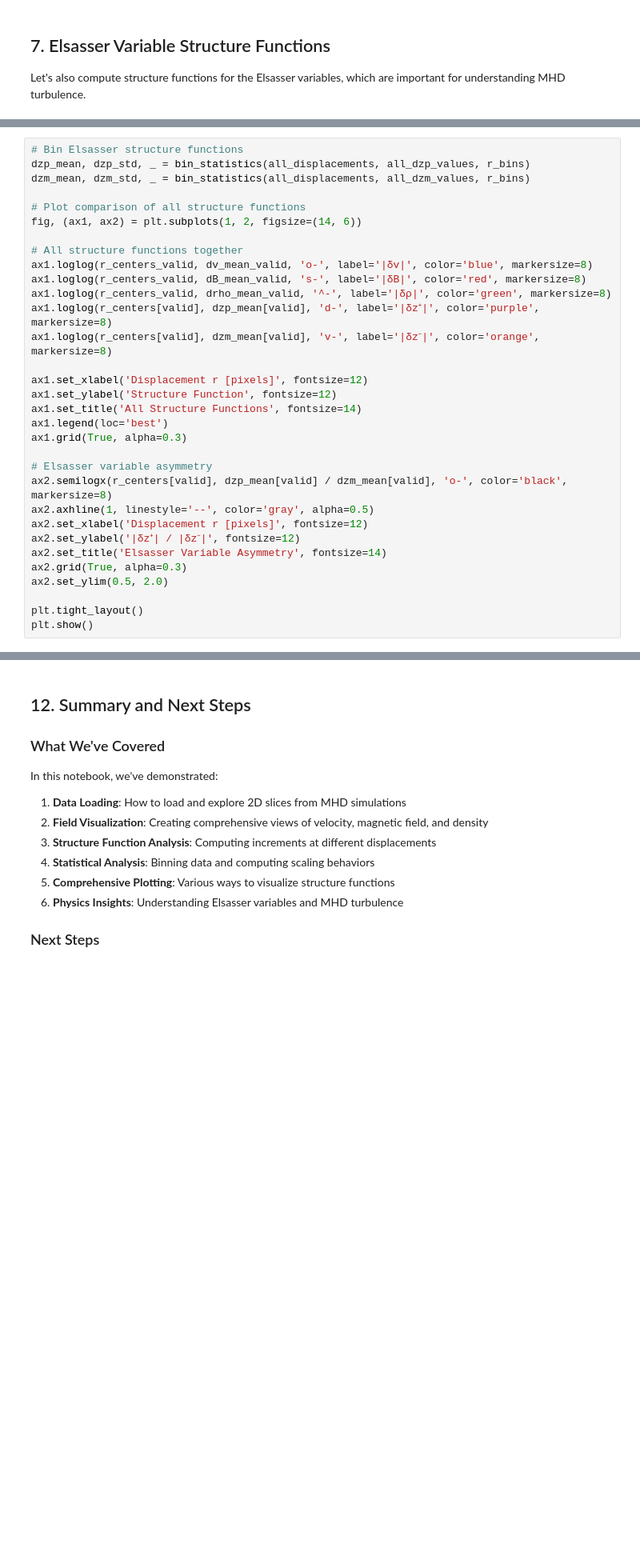
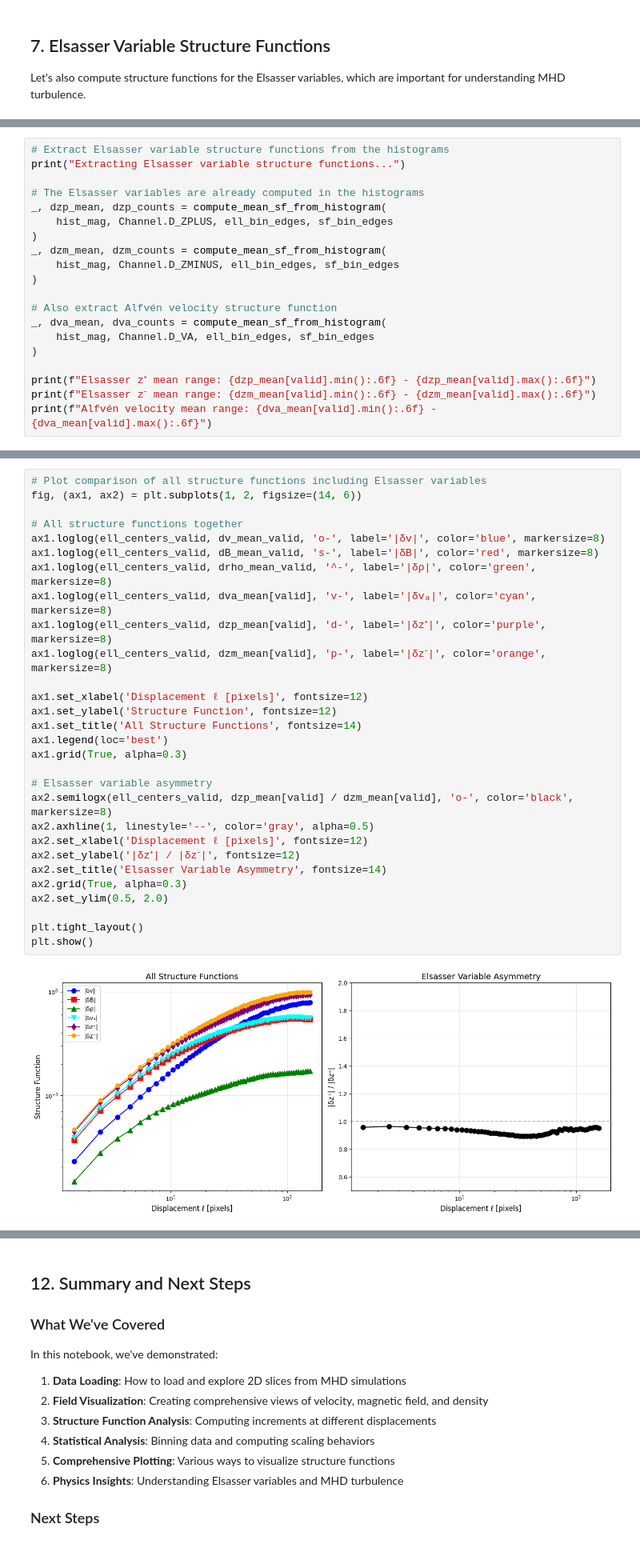
Before and after one commit to dfielding14/SFunctor, a Jupyter notebook: SFunctor_Demo.ipynb, the cells around one changed output, grey strips where cells are left out. Shown at 80% size. Saved outputs shown, nothing was run; the diff lists cells and outputs as text; blank space fills up the shorter version.

```diff
--- a/SFunctor_Demo.ipynb
+++ b/SFunctor_Demo.ipynb
@@ -676,0 +976,20 @@ print(f"Elsasser z⁻ SF range: {all_dzm_values.min():.6f} - {all_dzm_values.max
+# %%
+# Extract Elsasser variable structure functions from the histograms
+print("Extracting Elsasser variable structure functions...")
+
+# The Elsasser variables are already computed in the histograms
+_, dzp_mean, dzp_counts = compute_mean_sf_from_histogram(
+    hist_mag, Channel.D_ZPLUS, ell_bin_edges, sf_bin_edges
+)
+_, dzm_mean, dzm_counts = compute_mean_sf_from_histogram(
+    hist_mag, Channel.D_ZMINUS, ell_bin_edges, sf_bin_edges
+)
+
+# Also extract Alfvén velocity structure function
+_, dva_mean, dva_counts = compute_mean_sf_from_histogram(
+    hist_mag, Channel.D_VA, ell_bin_edges, sf_bin_edges
+)
+
+print(f"Elsasser z⁺ mean range: {dzp_mean[valid].min():.6f} - {dzp_mean[valid].max():.6f}")
+print(f"Elsasser z⁻ mean range: {dzm_mean[valid].min():.6f} - {dzm_mean[valid].max():.6f}")
+print(f"Alfvén velocity mean range: {dva_mean[valid].min():.6f} - {dva_mean[valid].max():.6f}")
@@ -677,32 +1001,31 @@ print(f"Elsasser z⁻ SF range: {all_dzm_values.min():.6f} - {all_dzm_values.max
 # %%
-# Bin Elsasser structure functions
-dzp_mean, dzp_std, _ = bin_statistics(all_displacements, all_dzp_values, r_bins)
-dzm_mean, dzm_std, _ = bin_statistics(all_displacements, all_dzm_values, r_bins)
-
-# Plot comparison of all structure functions
+# Plot comparison of all structure functions including Elsasser variables
 fig, (ax1, ax2) = plt.subplots(1, 2, figsize=(14, 6))
 
 # All structure functions together
-ax1.loglog(r_centers_valid, dv_mean_valid, 'o-', label='|δv|', color='blue', markersize=8)
-ax1.loglog(r_centers_valid, dB_mean_valid, 's-', label='|δB|', color='red', markersize=8)
-ax1.loglog(r_centers_valid, drho_mean_valid, '^-', label='|δρ|', color='green', markersize=8)
-ax1.loglog(r_centers[valid], dzp_mean[valid], 'd-', label='|δz⁺|', color='purple', markersize=8)
-ax1.loglog(r_centers[valid], dzm_mean[valid], 'v-', label='|δz⁻|', color='orange', markersize=8)
+ax1.loglog(ell_centers_valid, dv_mean_valid, 'o-', label='|δv|', color='blue', markersize=8)
+ax1.loglog(ell_centers_valid, dB_mean_valid, 's-', label='|δB|', color='red', markersize=8)
+ax1.loglog(ell_centers_valid, drho_mean_valid, '^-', label='|δρ|', color='green', markersize=8)
+ax1.loglog(ell_centers_valid, dva_mean[valid], 'v-', label='|δvₐ|', color='cyan', markersize=8)
+ax1.loglog(ell_centers_valid, dzp_mean[valid], 'd-', label='|δz⁺|', color='purple', markersize=8)
+ax1.loglog(ell_centers_valid, dzm_mean[valid], 'p-', label='|δz⁻|', color='orange', markersize=8)
 
-ax1.set_xlabel('Displacement r [pixels]', fontsize=12)
+ax1.set_xlabel('Displacement ℓ [pixels]', fontsize=12)
 ax1.set_ylabel('Structure Function', fontsize=12)
 ax1.set_title('All Structure Functions', fontsize=14)
 ax1.legend(loc='best')
 ax1.grid(True, alpha=0.3)
 
 # Elsasser variable asymmetry
-ax2.semilogx(r_centers[valid], dzp_mean[valid] / dzm_mean[valid], 'o-', color='black', markersize=8)
+ax2.semilogx(ell_centers_valid, dzp_mean[valid] / dzm_mean[valid], 'o-', color='black', markersize=8)
 ax2.axhline(1, linestyle='--', color='gray', alpha=0.5)
-ax2.set_xlabel('Displacement r [pixels]', fontsize=12)
+ax2.set_xlabel('Displacement ℓ [pixels]', fontsize=12)
 ax2.set_ylabel('|δz⁺| / |δz⁻|', fontsize=12)
 ax2.set_title('Elsasser Variable Asymmetry', fontsize=14)
 ax2.grid(True, alpha=0.3)
 ax2.set_ylim(0.5, 2.0)
 
 plt.tight_layout()
 plt.show()
+# %% [output]
+[figure, added]
```
Also changed, not shown: parts of 45 cells of this notebook, 4 other files.
